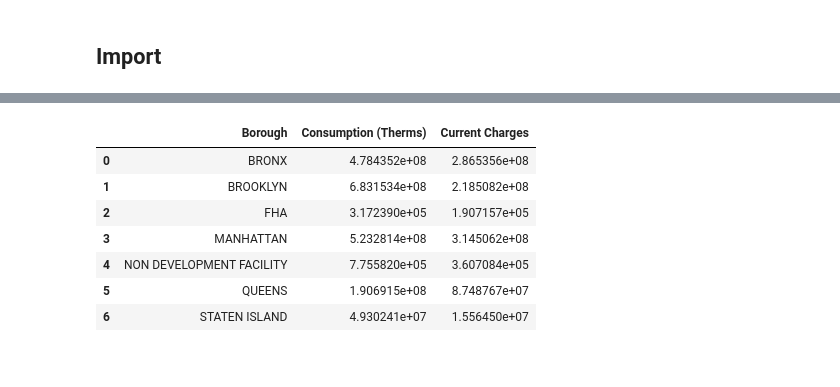
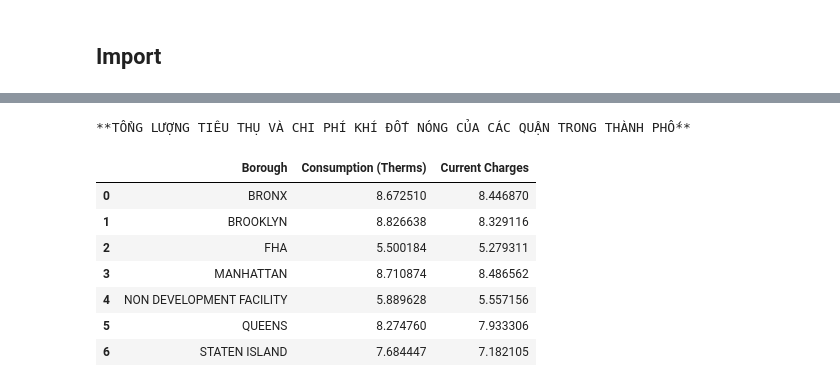
Before and after one commit to snguyenduongtruong/DataScience_ProgrammingProject, a Jupyter notebook: 3.0-Question_Proposing_Answering.ipynb, the cells around one changed output, grey strips where cells are left out. Saved outputs shown, nothing was run; the diff lists cells and outputs as text; code cells hidden in the pictures.

```diff
--- a/3.0-Question_Proposing_Answering.ipynb
+++ b/3.0-Question_Proposing_Answering.ipynb
@@ -8,4 +10,8 @@ import matplotlib.pyplot as plt
 # %%
 gas_df = pd.read_csv("Data/PROCESSED_heating-gas-consumption-and-cost.csv")
-gas_df.columns
+#Trích năm từ cột 'Revenue Month'
+gas_df['Year'] =  pd.to_datetime(gas_df['Revenue Month']).dt.year
+#Xoá các dòng có giá trị 'Year' là 2022
+gas_df = gas_df.drop(gas_df[gas_df['Year'] == 2022].index)
+gas_df.head(5)
 # %% [output]
@@ -19,16 +34,18 @@ Index(['Development Name', 'Borough', 'Location', 'Funding Source',
 # %%
-grouped = gas_df.groupby('Borough').agg({
-    'Consumption (Therms)': 'sum',
-    'Current Charges': 'sum'
-}).reset_index()
-
-grouped
+bor_df= gas_df.groupby('Borough').agg(
+    Consumption =('Consumption (Therms)', lambda x: np.log10(x.sum())),
+    CurrentCharges = ('Current Charges', lambda x: np.log10(x.sum()))
+).reset_index()
+bor_df.rename(columns={'Consumption': 'Consumption (Therms)','CurrentCharges':'Current Charges'}, inplace=True)
+print("**TỔNG LƯỢNG TIÊU THỤ VÀ CHI PHÍ KHÍ ĐỐT NÓNG CỦA CÁC QUẬN TRONG THÀNH PHỐ**")
+bor_df
 # %% [output]
+**TỔNG LƯỢNG TIÊU THỤ VÀ CHI PHÍ KHÍ ĐỐT NÓNG CỦA CÁC QUẬN TRONG THÀNH PHỐ**
 |  | Borough | Consumption (Therms) | Current Charges |
-| 0 | BRONX | 4.784352e+08 | 2.865356e+08 |
-| 1 | BROOKLYN | 6.831534e+08 | 2.185082e+08 |
-| 2 | FHA | 3.172390e+05 | 1.907157e+05 |
-| 3 | MANHATTAN | 5.232814e+08 | 3.145062e+08 |
-| 4 | NON DEVELOPMENT FACILITY | 7.755820e+05 | 3.607084e+05 |
-| 5 | QUEENS | 1.906915e+08 | 8.748767e+07 |
-| 6 | STATEN ISLAND | 4.930241e+07 | 1.556450e+07 |
+| 0 | BRONX | 8.672510 | 8.446870 |
+| 1 | BROOKLYN | 8.826638 | 8.329116 |
+| 2 | FHA | 5.500184 | 5.279311 |
+| 3 | MANHATTAN | 8.710874 | 8.486562 |
+| 4 | NON DEVELOPMENT FACILITY | 5.889628 | 5.557156 |
+| 5 | QUEENS | 8.274760 | 7.933306 |
+| 6 | STATEN ISLAND | 7.684447 | 7.182105 |
```
Also changed, not shown: parts of 22 cells of this notebook.
